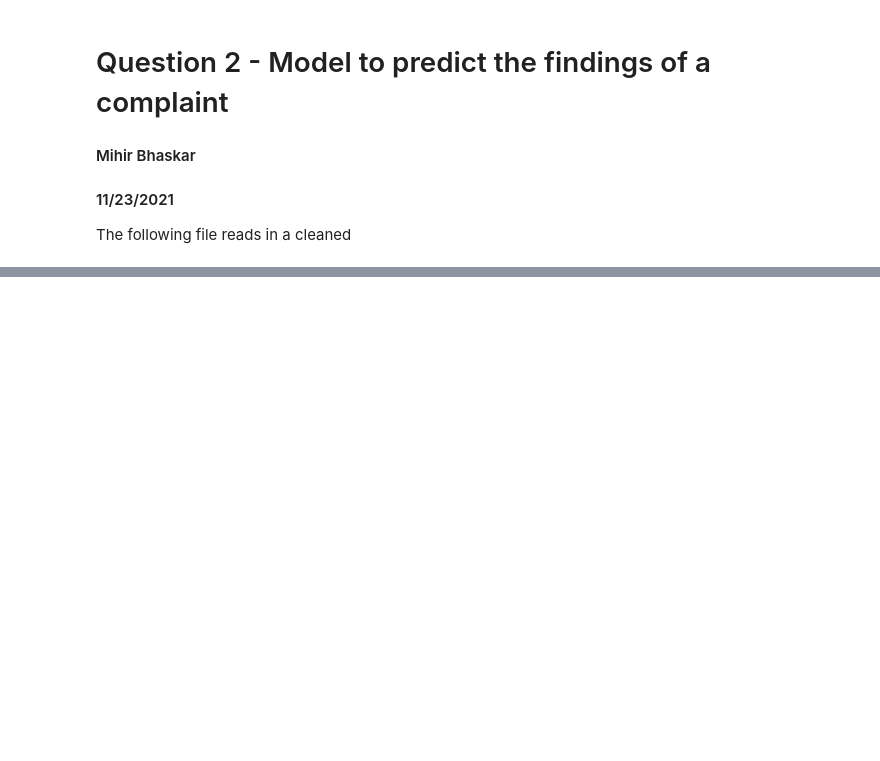
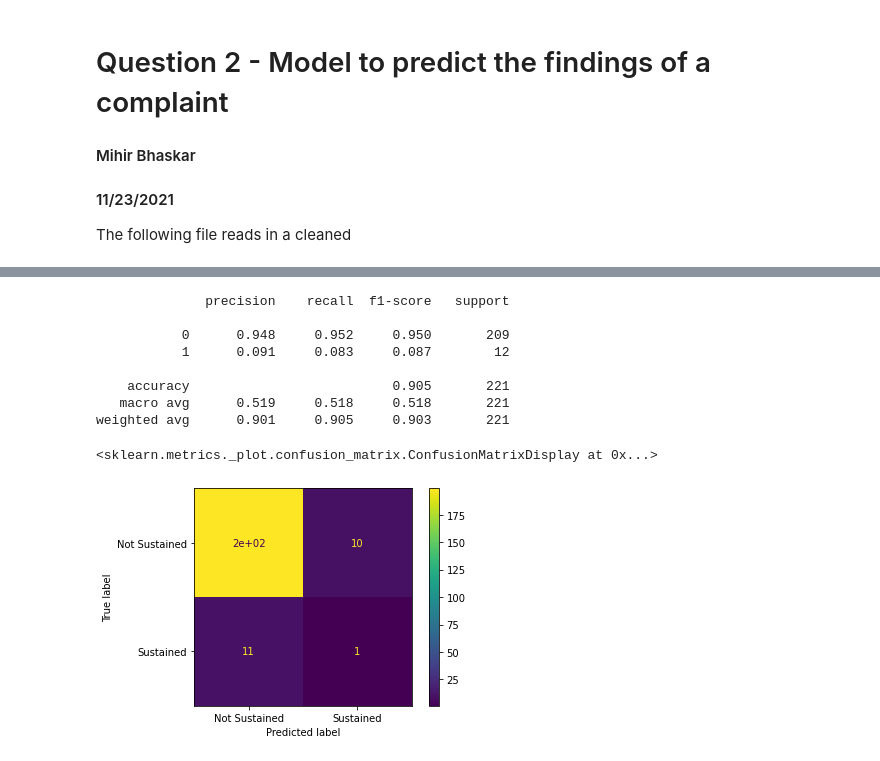
Before and after one commit to mihirbhaskar/chicago-complaints, a Jupyter notebook: code/10_Predicting_Complaint_Findings.ipynb, the cells around one changed output, grey strips where cells are left out. Saved outputs shown, nothing was run; the diff lists cells and outputs as text; code cells hidden in the pictures; blank space fills up the shorter version.

```diff
--- a/code/10_Predicting_Complaint_Findings.ipynb
+++ b/code/10_Predicting_Complaint_Findings.ipynb
@@ -130,2 +162,24 @@ weighted avg      0.794     0.854     0.812       233
 # %%
 # Random forest classifier
+rf = RandomForestClassifier(n_estimators=500, random_state=1)
+rf.fit(X_train, y_train)
+y_pred = rf.predict(X_test)
+
+
+print(classification_report(y_test, y_pred, digits = 3))
+
+cm = confusion_matrix(y_test,y_pred)
+target_names = ['Not Sustained','Sustained']
+display_cm = ConfusionMatrixDisplay(confusion_matrix = cm, display_labels = target_names)
+display_cm.plot()
+# %% [output]
+              precision    recall  f1-score   support
+
+           0      0.948     0.952     0.950       209
+           1      0.091     0.083     0.087        12
+
+    accuracy                          0.905       221
+   macro avg      0.519     0.518     0.518       221
+weighted avg      0.901     0.905     0.903       221
+<sklearn.metrics._plot.confusion_matrix.ConfusionMatrixDisplay at 0x...>
+[figure, added]
```
Also changed, not shown: parts of 8 cells of this notebook, 2 other files.
